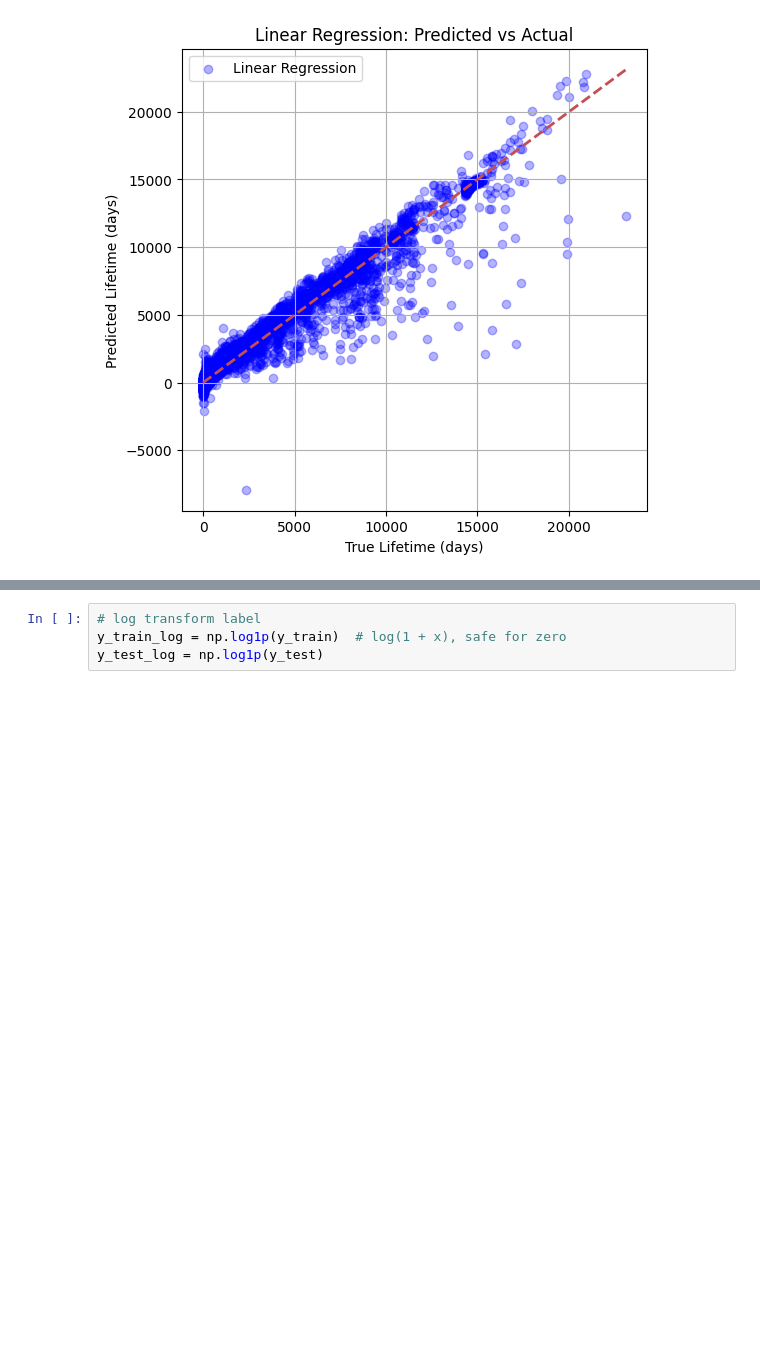
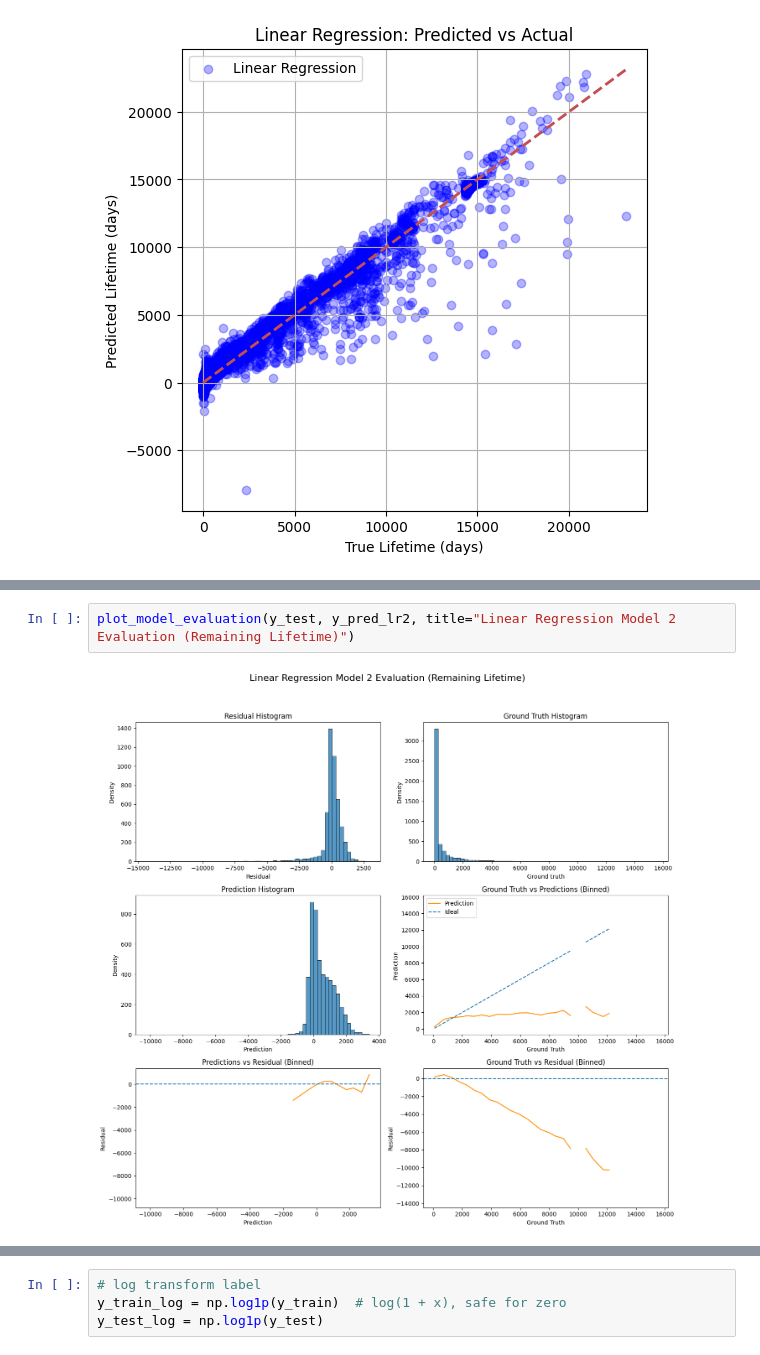
Before and after one commit to brianna404/BA_SpaceDebrisLifetimePrediction, a Jupyter notebook: Code/LifetimePrediction1_LinReg.ipynb, the cells around one changed output, grey strips where cells are left out. Drawn from its saved outputs; the diff is of its cells as text; blank space fills up the shorter version.

```diff
--- a/Code/LifetimePrediction1_LinReg.ipynb
+++ b/Code/LifetimePrediction1_LinReg.ipynb
@@ -144 +198,5 @@ plot_model_evaluation(y_test, y_pred_lr1, title="Linear Regression Model Evaluat
+# %%
+plot_model_evaluation(y_test, y_pred_lr2, title="Linear Regression Model 2 Evaluation (Remaining Lifetime)")
+# %% [output]
+[figure, added]
 # %% [markdown]
```
Also changed, not shown: parts of 19 cells of this notebook, 20 other files.
